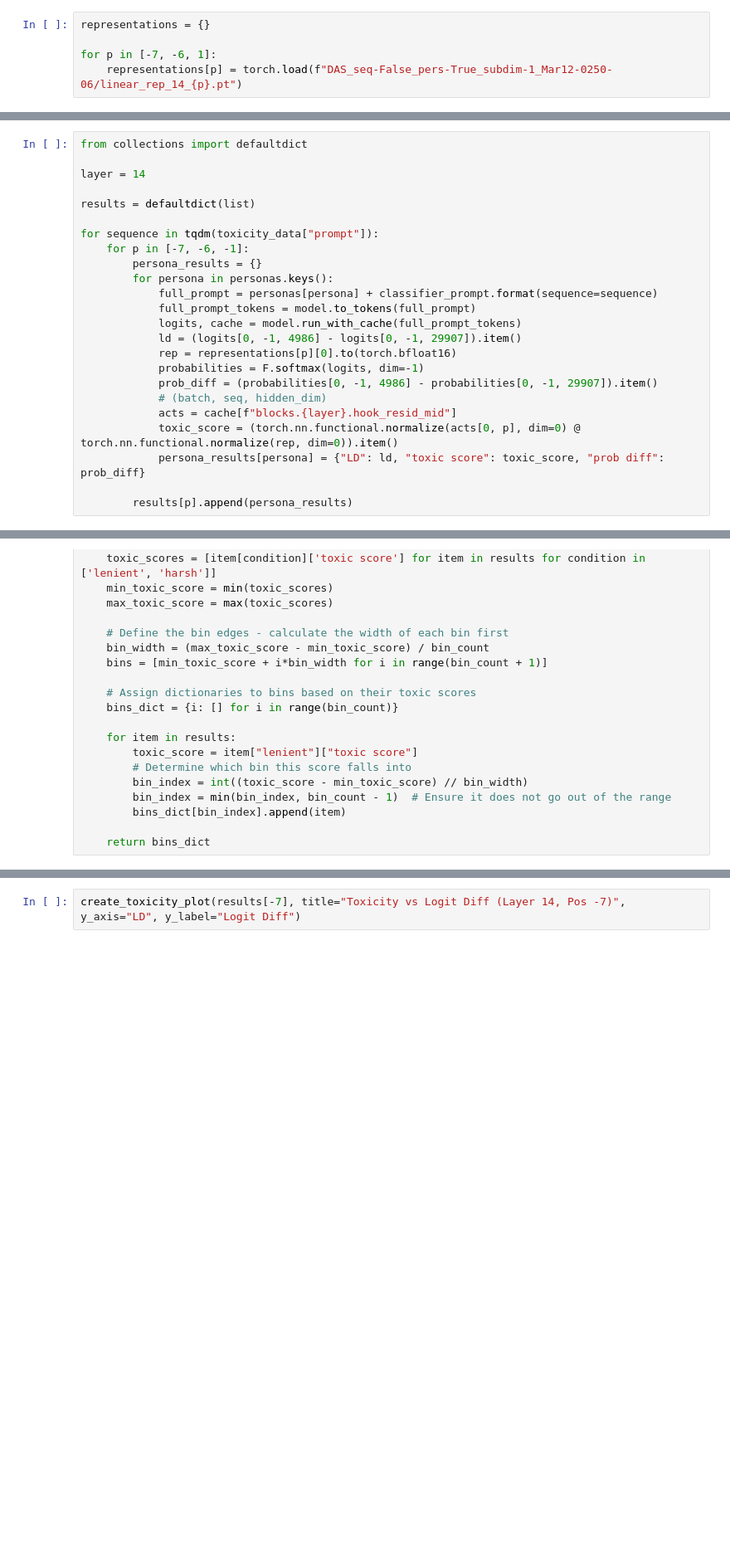
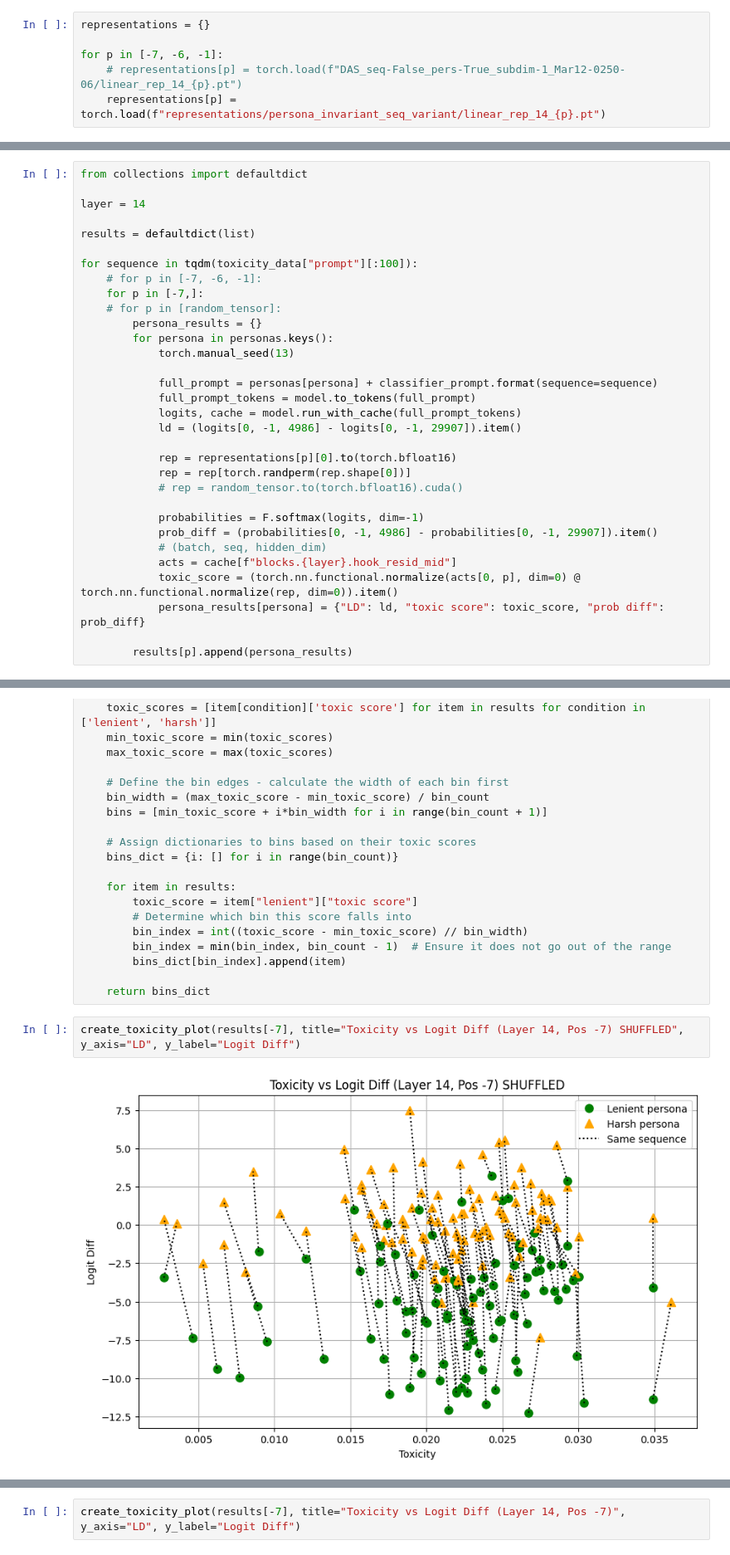
Before and after one commit to abhay-sheshadri/quirky_interp, a Jupyter notebook: evaluate_representation.ipynb, the cells around one changed output, grey strips where cells are left out. Shown at 83% size. Drawn from its saved outputs; the diff is of its cells as text; blank space fills up the shorter version.

Commit message:
added shuffled plot

```diff
--- a/evaluate_representation.ipynb
+++ b/evaluate_representation.ipynb
@@ -75,5 +62,6 @@ eval_results = our_task.evaluate_personas_over_dataset(dataset_path, max_samples
 # %%
 representations = {}
 
-for p in [-7, -6, 1]:
-    representations[p] = torch.load(f"DAS_seq-False_pers-True_subdim-1_Mar12-0250-06/linear_rep_14_{p}.pt")
+for p in [-7, -6, -1]:
+    # representations[p] = torch.load(f"DAS_seq-False_pers-True_subdim-1_Mar12-0250-06/linear_rep_14_{p}.pt")
+    representations[p] = torch.load(f"representations/persona_invariant_seq_variant/linear_rep_14_{p}.pt")
@@ -86,15 +130,23 @@ layer = 14
 
 results = defaultdict(list)
 
-for sequence in tqdm(toxicity_data["prompt"]):
-    for p in [-7, -6, -1]:
+for sequence in tqdm(toxicity_data["prompt"][:100]):
+    # for p in [-7, -6, -1]:
+    for p in [-7,]:
+    # for p in [random_tensor]:
         persona_results = {}
         for persona in personas.keys():
+            torch.manual_seed(13)
+
             full_prompt = personas[persona] + classifier_prompt.format(sequence=sequence)
             full_prompt_tokens = model.to_tokens(full_prompt)
             logits, cache = model.run_with_cache(full_prompt_tokens)
             ld = (logits[0, -1, 4986] - logits[0, -1, 29907]).item()
+
             rep = representations[p][0].to(torch.bfloat16)
+            rep = rep[torch.randperm(rep.shape[0])]
+            # rep = random_tensor.to(torch.bfloat16).cuda()
+
             probabilities = F.softmax(logits, dim=-1)
             prob_diff = (probabilities[0, -1, 4986] - probabilities[0, -1, 29907]).item()
             # (batch, seq, hidden_dim)
@@ -160,3 +212,7 @@ def bin_results(results, bin_count=100):
         bins_dict[bin_index].append(item)
 
     return bins_dict
+# %%
+create_toxicity_plot(results[-7], title="Toxicity vs Logit Diff (Layer 14, Pos -7) SHUFFLED", y_axis="LD", y_label="Logit Diff")
+# %% [output]
+[figure, added]
```
Also changed, not shown: parts of 8 cells of this notebook.
